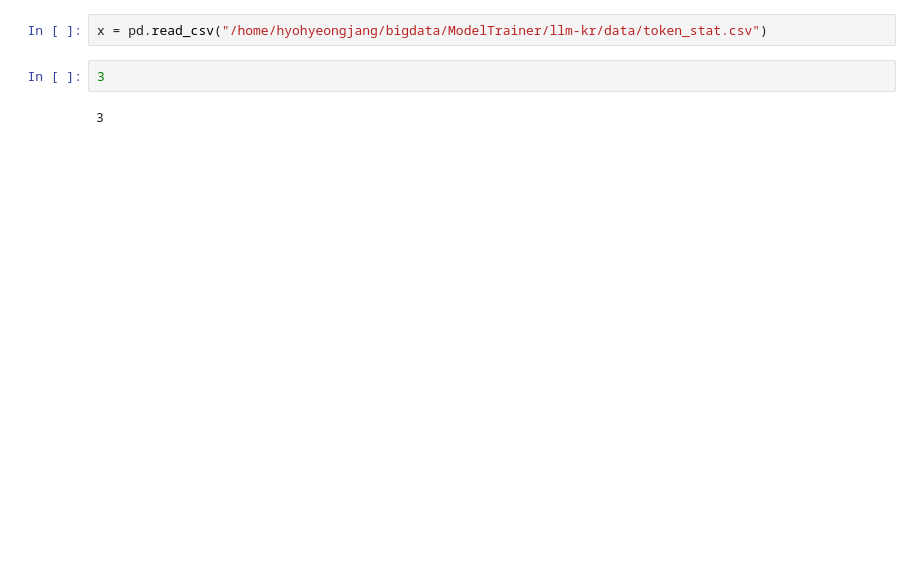
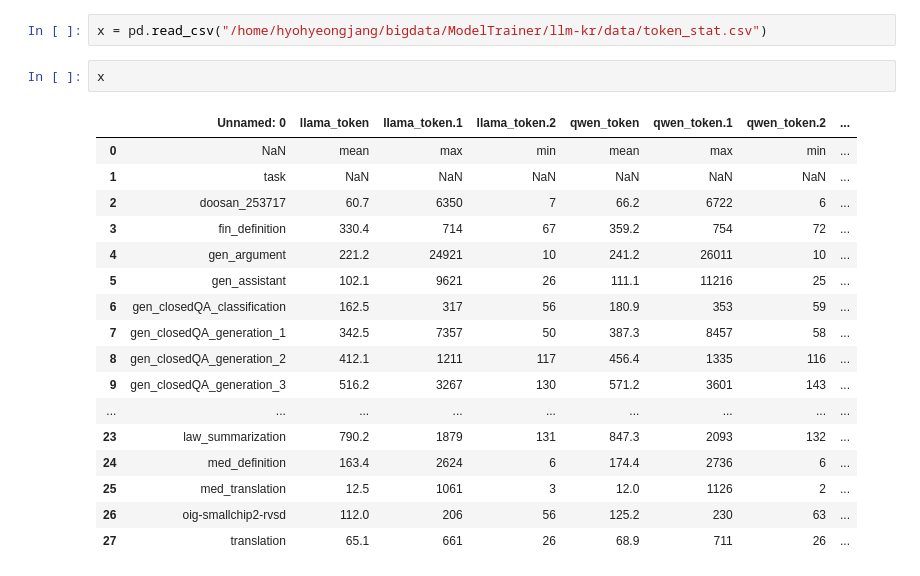
Before and after one commit to MIPIW/llm-kr, a Jupyter notebook: scripts/evaluate/perplexity.ipynb, the cells around one changed output. Cells and saved outputs as stored; diff of their text form; blank space fills up the shorter version.

```diff
--- a/scripts/evaluate/perplexity.ipynb
+++ b/scripts/evaluate/perplexity.ipynb
@@ -159,6 +183,22 @@ NameError: name 'd' is not defined
 # %%
 x = pd.read_csv("/home/hyohyeongjang/bigdata/ModelTrainer/llm-kr/data/token_stat.csv")
-# %%
-3
-# %% [output]
-3
+# %%
+x
+# %% [output]
+|  | Unnamed: 0 | llama_token | llama_token.1 | llama_token.2 | qwen_token | qwen_token.1 | qwen_token.2 | ... |
+| 0 | NaN | mean | max | min | mean | max | min | ... |
+| 1 | task | NaN | NaN | NaN | NaN | NaN | NaN | ... |
+| 2 | doosan_253717 | 60.7 | 6350 | 7 | 66.2 | 6722 | 6 | ... |
+| 3 | fin_definition | 330.4 | 714 | 67 | 359.2 | 754 | 72 | ... |
+| 4 | gen_argument | 221.2 | 24921 | 10 | 241.2 | 26011 | 10 | ... |
+| 5 | gen_assistant | 102.1 | 9621 | 26 | 111.1 | 11216 | 25 | ... |
+| 6 | gen_closedQA_classification | 162.5 | 317 | 56 | 180.9 | 353 | 59 | ... |
+| 7 | gen_closedQA_generation_1 | 342.5 | 7357 | 50 | 387.3 | 8457 | 58 | ... |
+| 8 | gen_closedQA_generation_2 | 412.1 | 1211 | 117 | 456.4 | 1335 | 116 | ... |
+| 9 | gen_closedQA_generation_3 | 516.2 | 3267 | 130 | 571.2 | 3601 | 143 | ... |
+| ... | ... | ... | ... | ... | ... | ... | ... | ... |
+| 23 | law_summarization | 790.2 | 1879 | 131 | 847.3 | 2093 | 132 | ... |
+| 24 | med_definition | 163.4 | 2624 | 6 | 174.4 | 2736 | 6 | ... |
+| 25 | med_translation | 12.5 | 1061 | 3 | 12.0 | 1126 | 2 | ... |
+| 26 | oig-smallchip2-rvsd | 112.0 | 206 | 56 | 125.2 | 230 | 63 | ... |
+| 27 | translation | 65.1 | 661 | 26 | 68.9 | 711 | 26 | ... |
```
Also changed, not shown: parts of 4 cells of this notebook, 6 other files.
